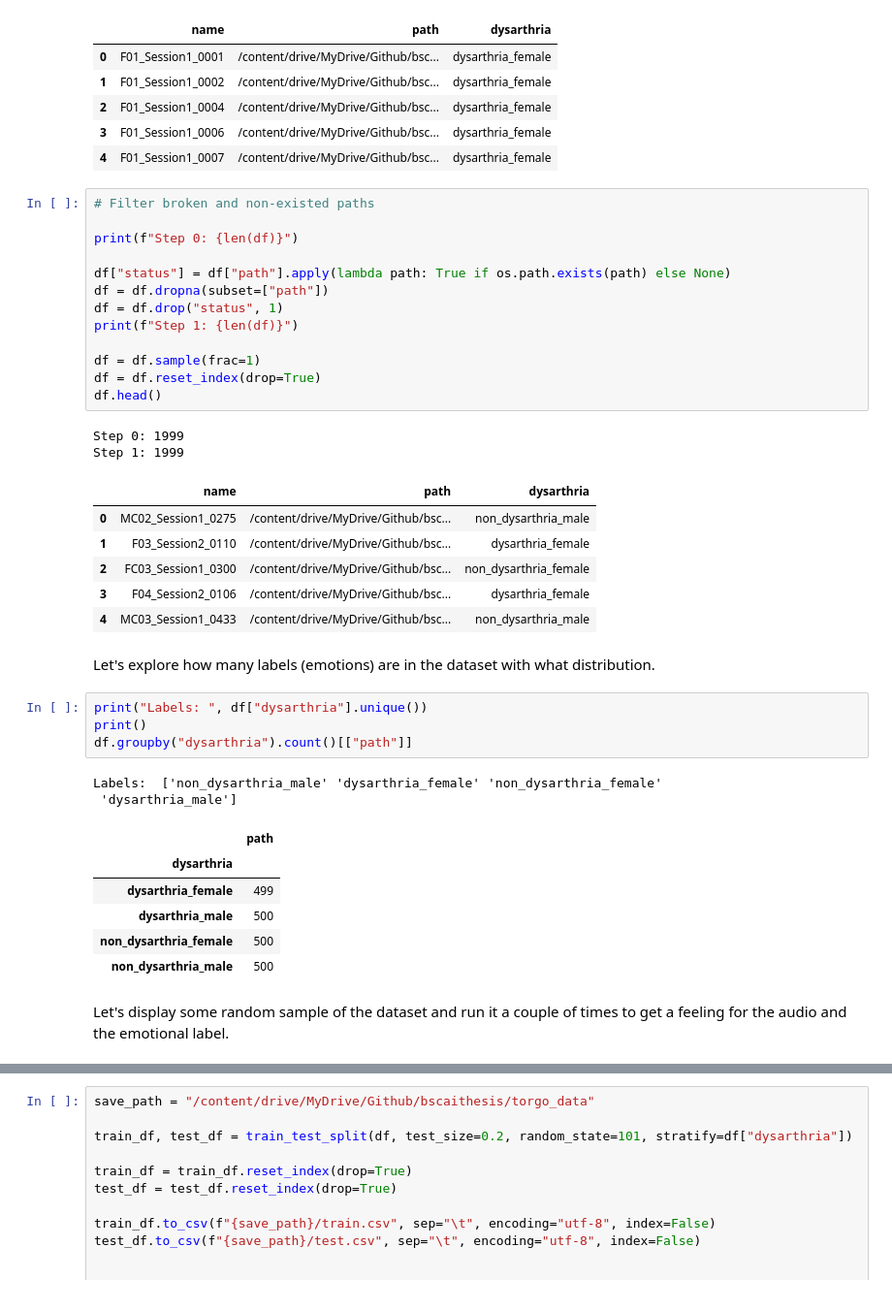
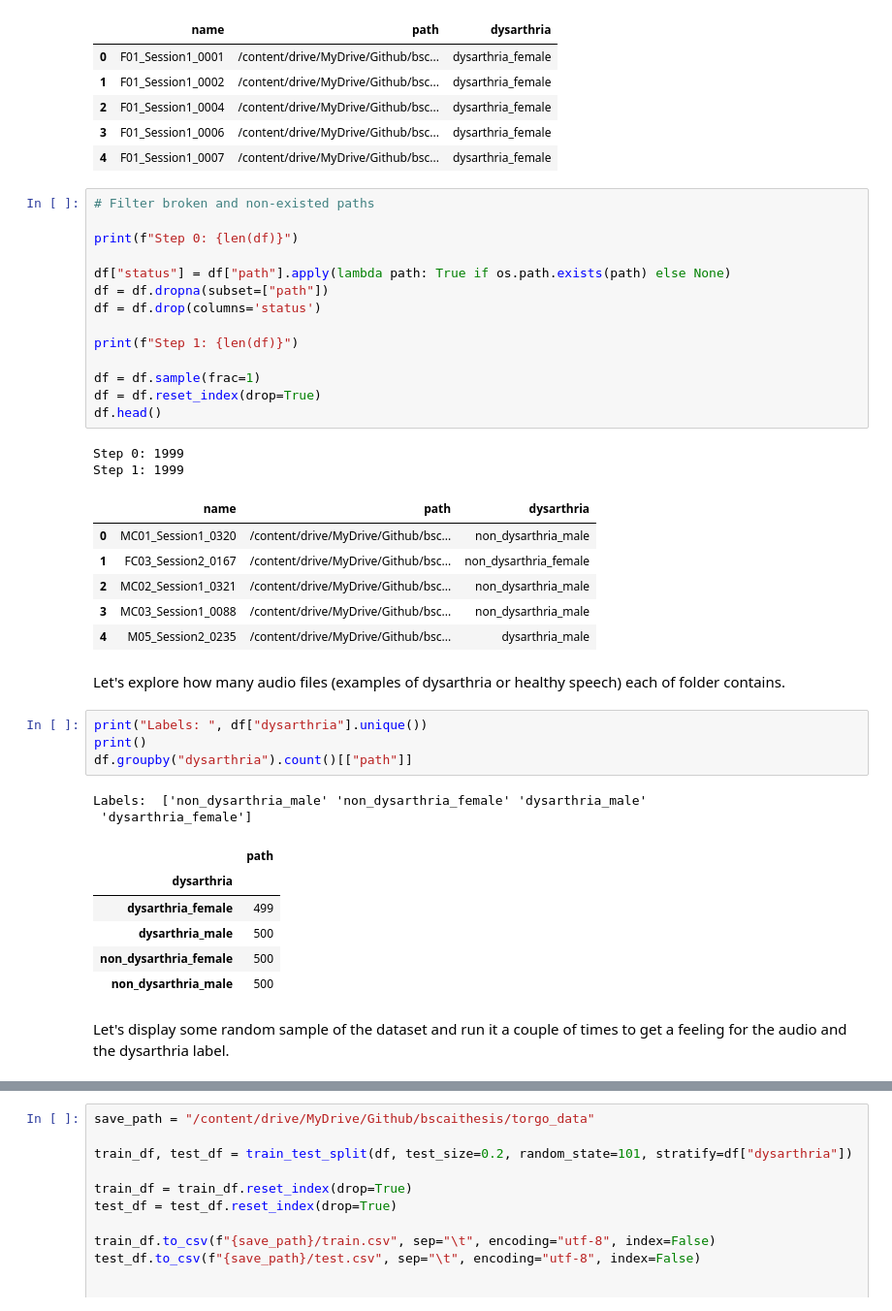
Before and after one commit to JungCesar/bscaithesis, a Jupyter notebook: bscaithesis.ipynb, the cells around one changed output, grey strips where cells are left out. Shown at 97% size. Saved outputs shown, nothing was run; the diff lists cells and outputs as text.

```diff
--- a/bscaithesis.ipynb
+++ b/bscaithesis.ipynb
@@ -107,34 +107,35 @@ df.head()
 # %%
 # Filter broken and non-existed paths
 
 print(f"Step 0: {len(df)}")
 
 df["status"] = df["path"].apply(lambda path: True if os.path.exists(path) else None)
 df = df.dropna(subset=["path"])
-df = df.drop("status", 1)
+df = df.drop(columns='status')
+
 print(f"Step 1: {len(df)}")
 
 df = df.sample(frac=1)
 df = df.reset_index(drop=True)
 df.head()
 # %% [output]
 Step 0: 1999
 Step 1: 1999
 |  | name | path | dysarthria |
-| 0 | MC02_Session1_0275 | /content/drive/MyDrive/Github/bsc... | non_dysarthria_male |
-| 1 | F03_Session2_0110 | /content/drive/MyDrive/Github/bsc... | dysarthria_female |
-| 2 | FC03_Session1_0300 | /content/drive/MyDrive/Github/bsc... | non_dysarthria_female |
-| 3 | F04_Session2_0106 | /content/drive/MyDrive/Github/bsc... | dysarthria_female |
-| 4 | MC03_Session1_0433 | /content/drive/MyDrive/Github/bsc... | non_dysarthria_male |
+| 0 | MC01_Session1_0320 | /content/drive/MyDrive/Github/bsc... | non_dysarthria_male |
+| 1 | FC03_Session2_0167 | /content/drive/MyDrive/Github/bsc... | non_dysarthria_female |
+| 2 | MC02_Session1_0321 | /content/drive/MyDrive/Github/bsc... | non_dysarthria_male |
+| 3 | MC03_Session1_0088 | /content/drive/MyDrive/Github/bsc... | non_dysarthria_male |
+| 4 | M05_Session2_0235 | /content/drive/MyDrive/Github/bsc... | dysarthria_male |
-# %% [markdown]
-Let's explore how many labels (emotions) are in the dataset with what distribution.
+# %% [markdown]
+Let's explore how many audio files (examples of dysarthria or healthy speech) each of folder contains.
 # %%
 print("Labels: ", df["dysarthria"].unique())
 print()
 df.groupby("dysarthria").count()[["path"]]
 # %% [output]
-Labels:  ['non_dysarthria_male' 'dysarthria_female' 'non_dysarthria_female'
- 'dysarthria_male']
+Labels:  ['non_dysarthria_male' 'non_dysarthria_female' 'dysarthria_male'
+ 'dysarthria_female']
 |  | path |
 | dysarthria |  |
 | dysarthria_female | 499 |
@@ -142,7 +143,7 @@ Labels:  ['non_dysarthria_male' 'dysarthria_female' 'non_dysarthria_female'
 | non_dysarthria_female | 500 |
 | non_dysarthria_male | 500 |
 # %% [markdown]
-Let's display some random sample of the dataset and run it a couple of times to get a feeling for the audio and the emotional label.
+Let's display some random sample of the dataset and run it a couple of times to get a feeling for the audio and the dysarthria label.
 # %%
 import torchaudio
 import librosa
```
Also changed, not shown: parts of 4 cells of this notebook.
